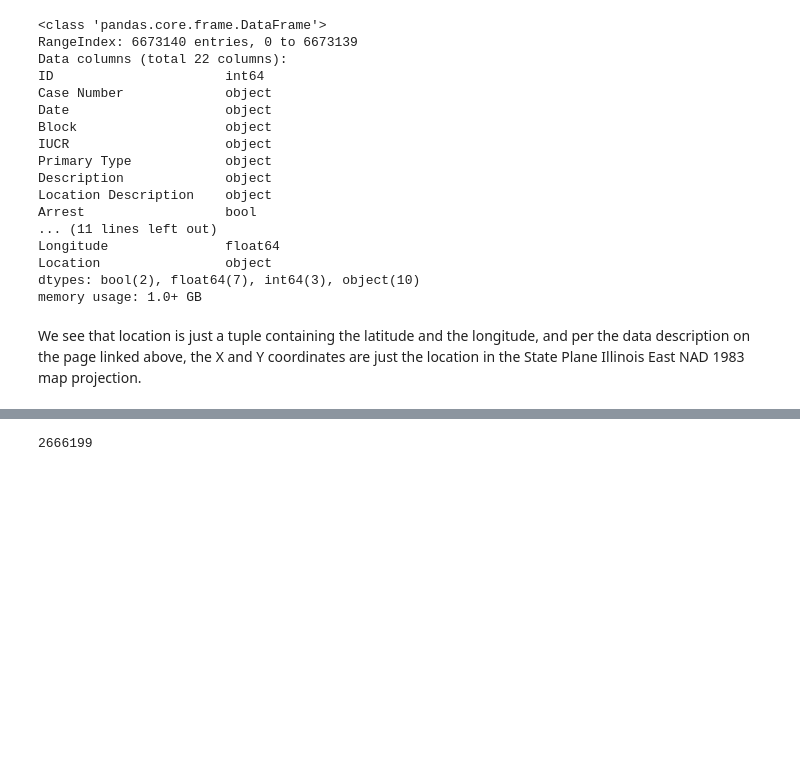
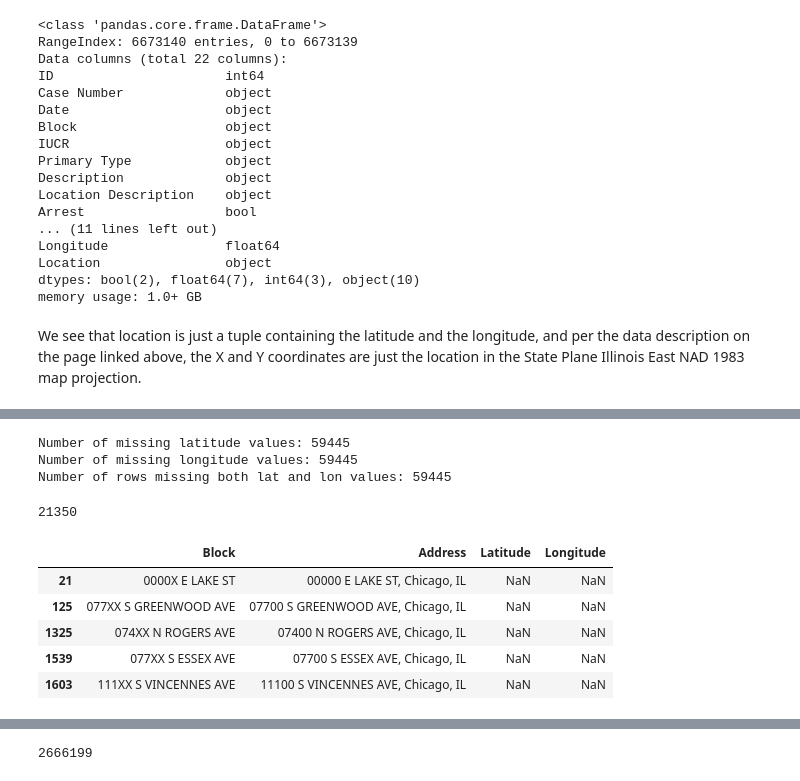
Before and after one commit to MattTriano/Chicago_Crimes, a Jupyter notebook: Chicago_Crime_Exploration.ipynb, the cells around one changed output, grey strips where cells are left out. Drawn from its saved outputs; the diff is of its cells as text; code cells hidden in the pictures; blank space fills up the shorter version.

```diff
--- a/Chicago_Crime_Exploration.ipynb
+++ b/Chicago_Crime_Exploration.ipynb
@@ -58,0 +87,30 @@ chi_crimes.drop(['Case Number'], axis=1, inplace=True)
+# %%
+missing_lats = chi_crimes['Latitude'].isnull()
+missing_lons = chi_crimes['Longitude'].isnull()
+print('Number of missing latitude values: {}'.format(missing_lats.sum()))
+print('Number of missing longitude values: {}'.format(missing_lons.sum()))
+print('Number of rows missing both lat and lon values: {}'
+      .format(np.array(missing_lats[missing_lats] == missing_lons[missing_lons]).sum()))
+# %% [output]
+Number of missing latitude values: 59445
+Number of missing longitude values: 59445
+Number of rows missing both lat and lon values: 59445
+# %%
+addrs_df['Address'].nunique()
+# %% [output]
+21350
+# %%
+addrs_df = chi_crimes[missing_lats][['Block']]
+addrs_df['Address'] = [x.replace('XX', '00') for x in addrs_df['Block']]
+addrs_df['Address'] = [x.replace('0X ', '00 ') for x in addrs_df['Address']]
+addrs_df['Address'] = latlon_df['Address'] + ', Chicago, IL'
+addrs_df['Latitude'] = np.nan
+addrs_df['Longitude'] = np.nan
+addrs_df.head()
+# %% [output]
+|  | Block | Address | Latitude | Longitude |
+| 21 | 0000X E LAKE ST | 00000 E LAKE ST, Chicago, IL | NaN | NaN |
+| 125 | 077XX S GREENWOOD AVE | 07700 S GREENWOOD AVE, Chicago, IL | NaN | NaN |
+| 1325 | 074XX N ROGERS AVE | 07400 N ROGERS AVE, Chicago, IL | NaN | NaN |
+| 1539 | 077XX S ESSEX AVE | 07700 S ESSEX AVE, Chicago, IL | NaN | NaN |
+| 1603 | 111XX S VINCENNES AVE | 11100 S VINCENNES AVE, Chicago, IL | NaN | NaN |
```
Also changed, not shown: parts of 27 cells of this notebook, 6 other files.
